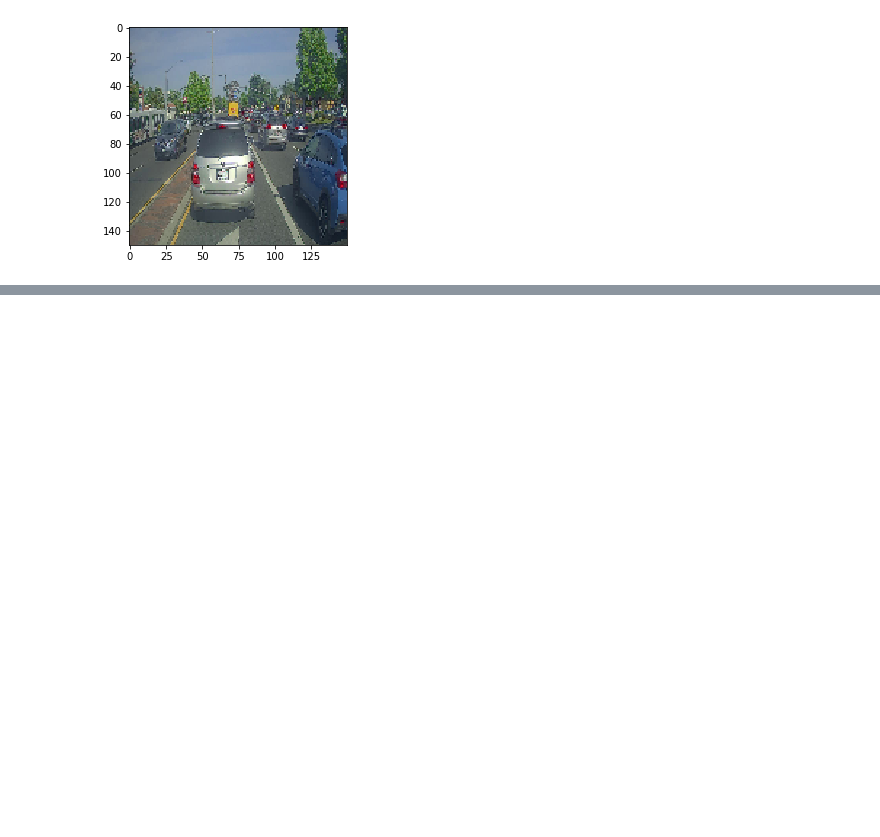
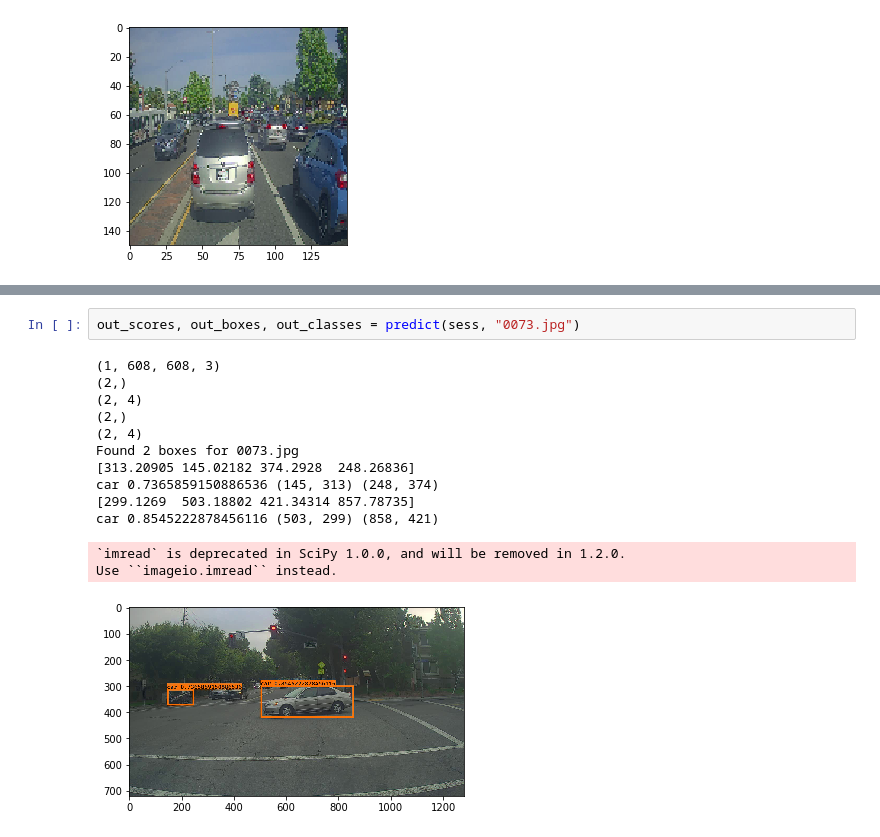
Before and after one commit to ferozferoz/DeepLearn, a Jupyter notebook: object_detection_using_yolo.ipynb, the cells around one changed output, grey strips where cells are left out. Drawn from its saved outputs; the diff is of its cells as text; blank space fills up the shorter version.

```diff
--- a/object_detection_using_yolo.ipynb
+++ b/object_detection_using_yolo.ipynb
@@ -349,0 +349,16 @@ Use ``imageio.imread`` instead.
+# %%
+out_scores, out_boxes, out_classes = predict(sess, "0073.jpg")
+# %% [output]
+(1, 608, 608, 3)
+(2,)
+(2, 4)
+(2,)
+(2, 4)
+Found 2 boxes for 0073.jpg
+[313.20905 145.02182 374.2928  248.26836]
+car 0.7365859150886536 (145, 313) (248, 374)
+[299.1269  503.18802 421.34314 857.78735]
+car 0.8545222878456116 (503, 299) (858, 421)
+`imread` is deprecated in SciPy 1.0.0, and will be removed in 1.2.0.
+Use ``imageio.imread`` instead.
+[figure, added]
```
Also changed, not shown: parts of 12 cells of this notebook.
